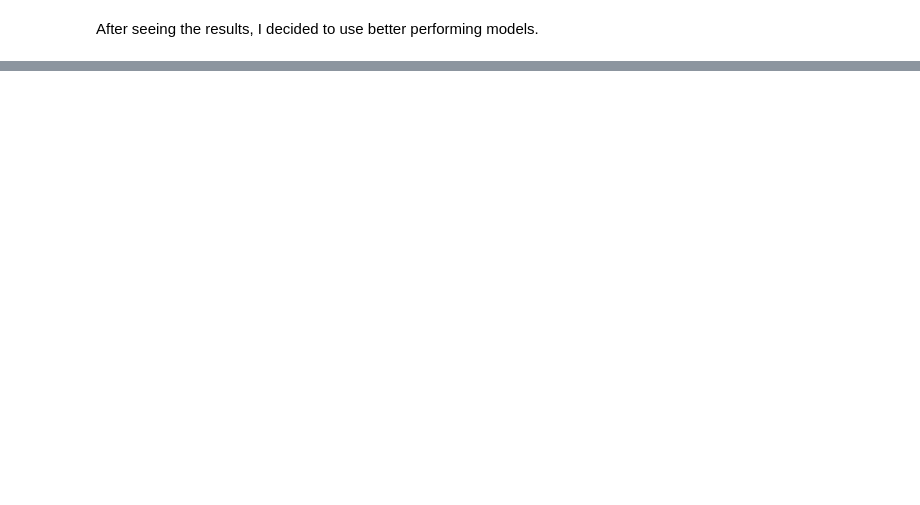
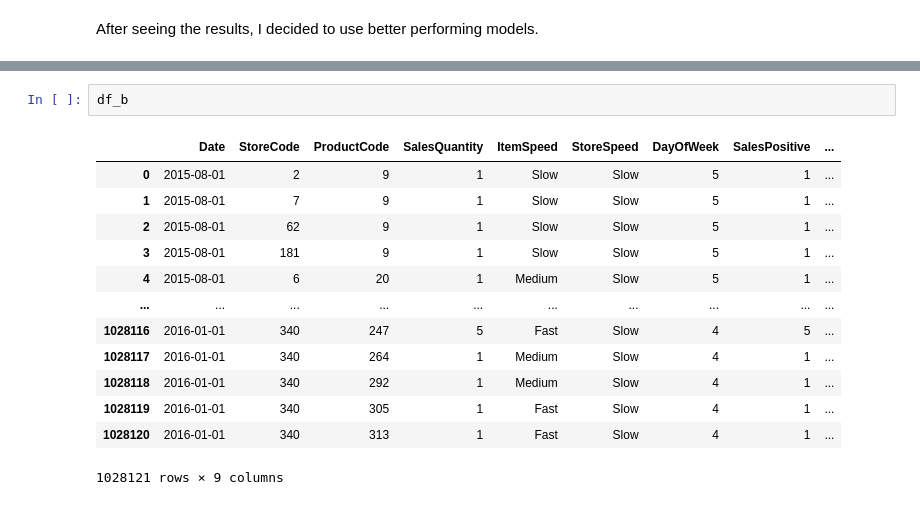
Before and after one commit to emrekaany/Promotion_Bump_DS_Case, a Jupyter notebook: promotion-bump.ipynb, the cells around one changed output, grey strips where cells are left out. Cells and saved outputs as stored; diff of their text form; blank space fills up the shorter version.

```diff
--- a/promotion-bump.ipynb
+++ b/promotion-bump.ipynb
@@ -1109,0 +1187,16 @@ After seeing the results, I decided to use better performing models.
+# %%
+df_b
+# %% [output]
+|  | Date | StoreCode | ProductCode | SalesQuantity | ItemSpeed | StoreSpeed | DayOfWeek | SalesPositive | ... |
+| 0 | 2015-08-01 | 2 | 9 | 1 | Slow | Slow | 5 | 1 | ... |
+| 1 | 2015-08-01 | 7 | 9 | 1 | Slow | Slow | 5 | 1 | ... |
+| 2 | 2015-08-01 | 62 | 9 | 1 | Slow | Slow | 5 | 1 | ... |
+| 3 | 2015-08-01 | 181 | 9 | 1 | Slow | Slow | 5 | 1 | ... |
+| 4 | 2015-08-01 | 6 | 20 | 1 | Medium | Slow | 5 | 1 | ... |
+| ... | ... | ... | ... | ... | ... | ... | ... | ... | ... |
+| 1028116 | 2016-01-01 | 340 | 247 | 5 | Fast | Slow | 4 | 5 | ... |
+| 1028117 | 2016-01-01 | 340 | 264 | 1 | Medium | Slow | 4 | 1 | ... |
+| 1028118 | 2016-01-01 | 340 | 292 | 1 | Medium | Slow | 4 | 1 | ... |
+| 1028119 | 2016-01-01 | 340 | 305 | 1 | Fast | Slow | 4 | 1 | ... |
+| 1028120 | 2016-01-01 | 340 | 313 | 1 | Fast | Slow | 4 | 1 | ... |
+1028121 rows × 9 columns
```
Also changed, not shown: parts of 7 cells of this notebook.
